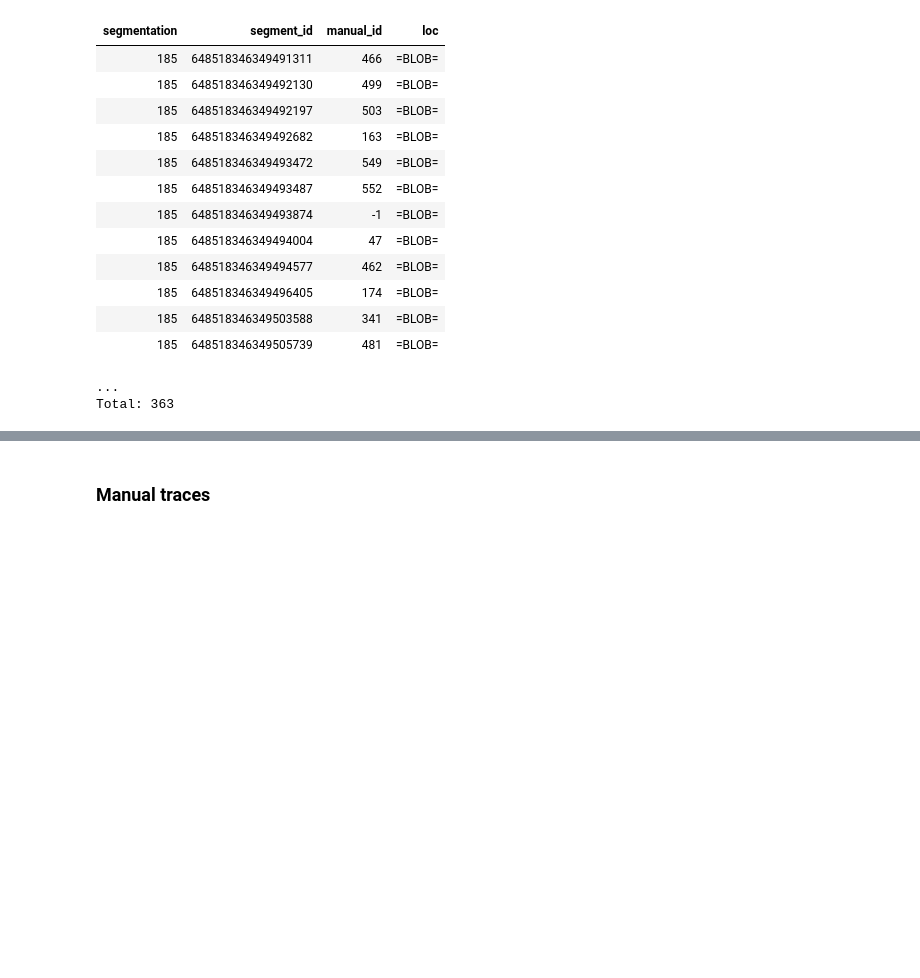
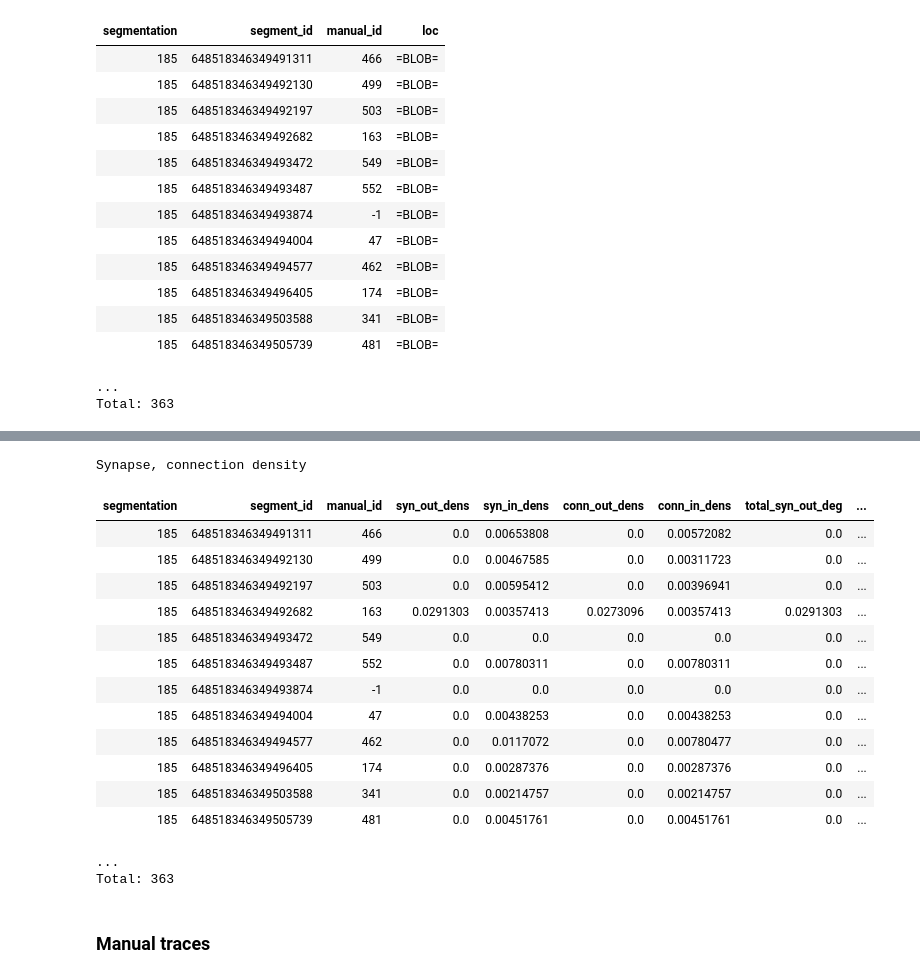
Before and after one commit to seung-lab/datajoint_seung, a Jupyter notebook: pinky_public/python/pinky.ipynb, the cells around one changed output, grey strips where cells are left out. Drawn from its saved outputs; the diff is of its cells as text; code cells hidden in the pictures; blank space fills up the shorter version.

```diff
--- a/pinky_public/python/pinky.ipynb
+++ b/pinky_public/python/pinky.ipynb
@@ -337,3 +439,22 @@ Total: 363
+# %%
+SynDensity()
+# %% [output]
+Synapse, connection density
+| segmentation | segment_id | manual_id | syn_out_dens | syn_in_dens | conn_out_dens | conn_in_dens | total_syn_out_deg | ... |
+| 185 | 648518346349491311 | 466 | 0.0 | 0.00653808 | 0.0 | 0.00572082 | 0.0 | ... |
+| 185 | 648518346349492130 | 499 | 0.0 | 0.00467585 | 0.0 | 0.00311723 | 0.0 | ... |
+| 185 | 648518346349492197 | 503 | 0.0 | 0.00595412 | 0.0 | 0.00396941 | 0.0 | ... |
+| 185 | 648518346349492682 | 163 | 0.0291303 | 0.00357413 | 0.0273096 | 0.00357413 | 0.0291303 | ... |
+| 185 | 648518346349493472 | 549 | 0.0 | 0.0 | 0.0 | 0.0 | 0.0 | ... |
+| 185 | 648518346349493487 | 552 | 0.0 | 0.00780311 | 0.0 | 0.00780311 | 0.0 | ... |
+| 185 | 648518346349493874 | -1 | 0.0 | 0.0 | 0.0 | 0.0 | 0.0 | ... |
+| 185 | 648518346349494004 | 47 | 0.0 | 0.00438253 | 0.0 | 0.00438253 | 0.0 | ... |
+| 185 | 648518346349494577 | 462 | 0.0 | 0.0117072 | 0.0 | 0.00780477 | 0.0 | ... |
+| 185 | 648518346349496405 | 174 | 0.0 | 0.00287376 | 0.0 | 0.00287376 | 0.0 | ... |
+| 185 | 648518346349503588 | 341 | 0.0 | 0.00214757 | 0.0 | 0.00214757 | 0.0 | ... |
+| 185 | 648518346349505739 | 481 | 0.0 | 0.00451761 | 0.0 | 0.00451761 | 0.0 | ... |
+...
+Total: 363
 # %% [markdown]
 ### Manual traces
 # %%
```
Also changed, not shown: parts of 7 cells of this notebook, 2 other files.
